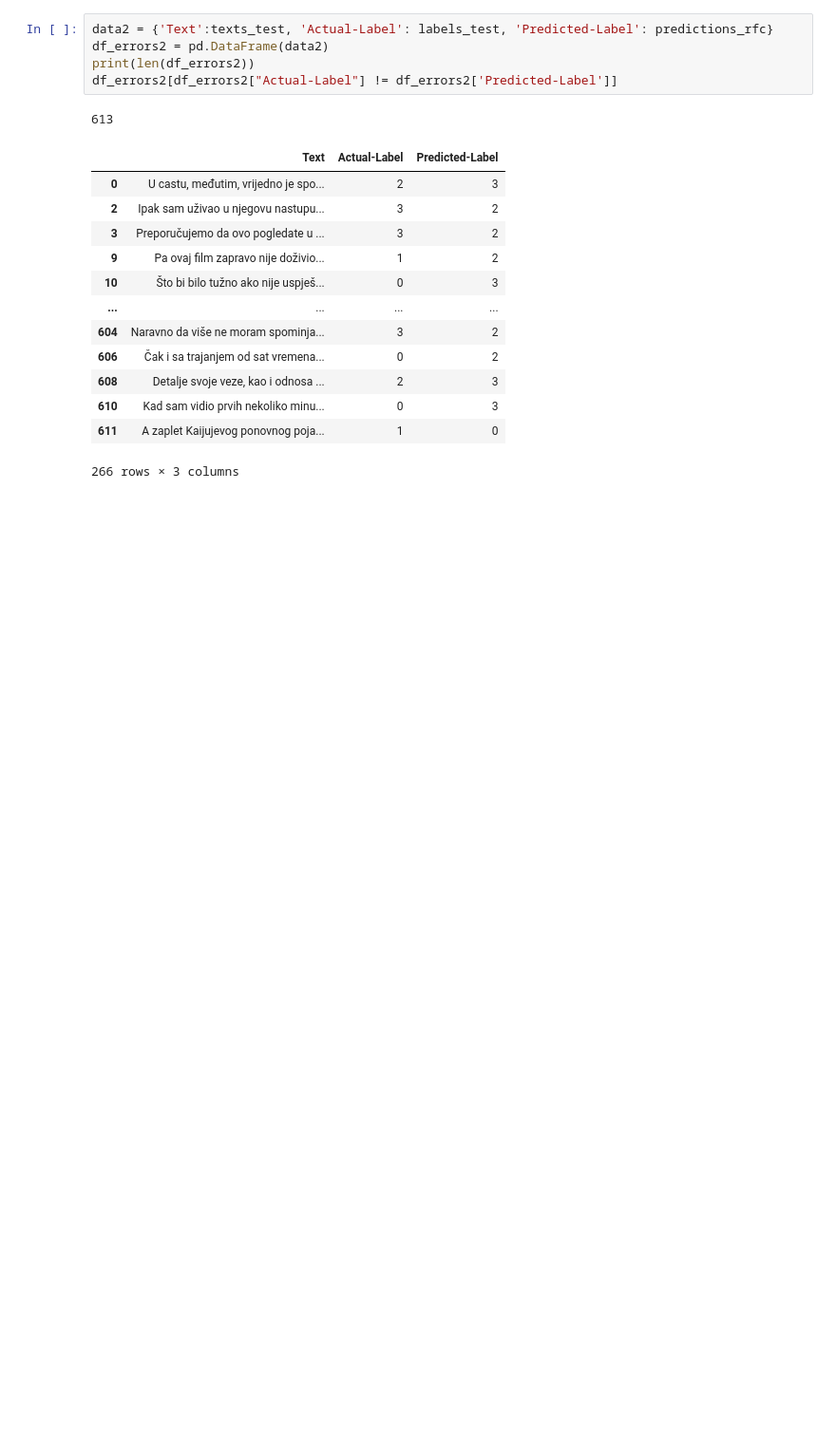
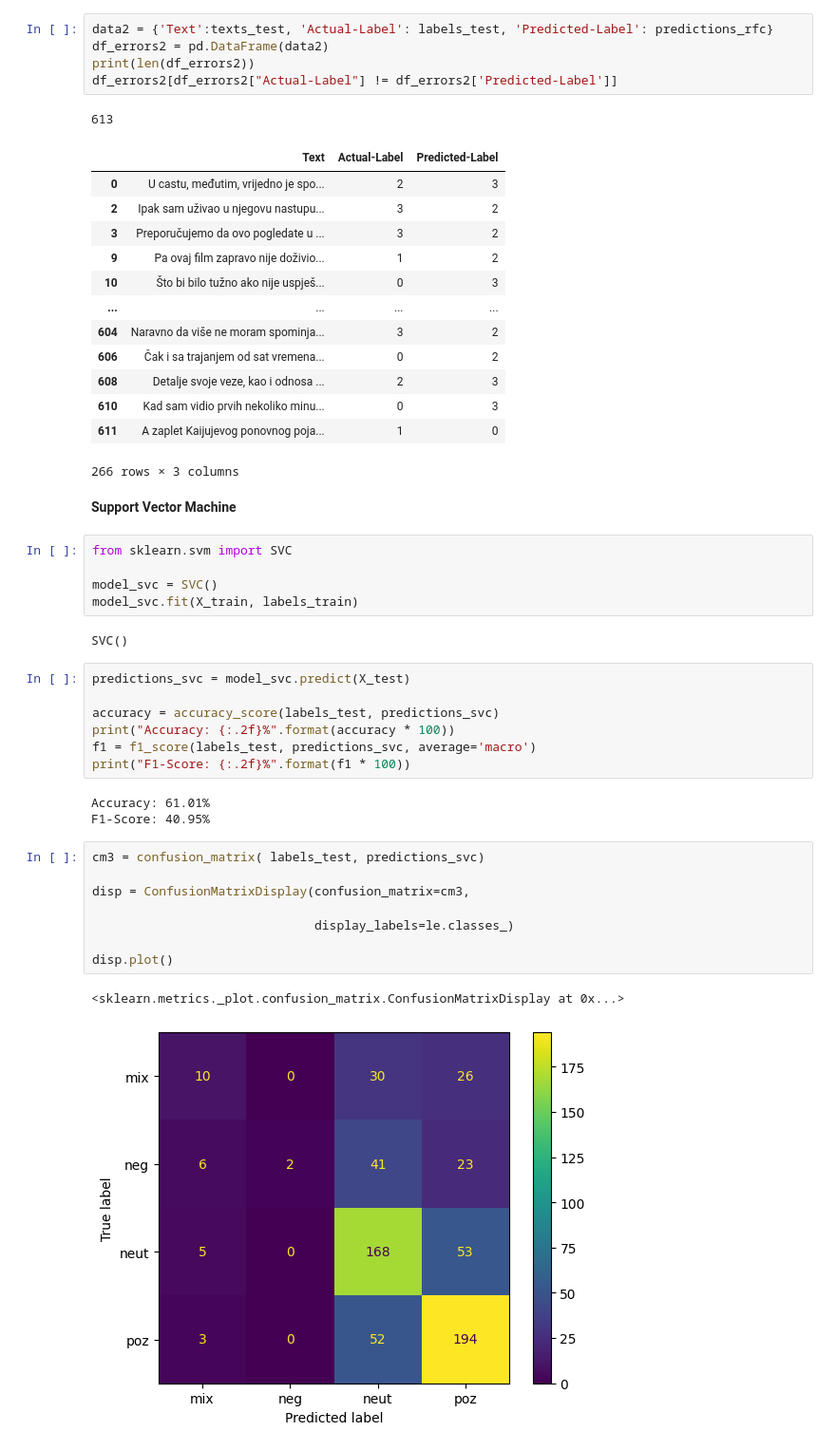
Before and after one commit to BoViNiMa/OPJ, a Jupyter notebook: Modeling_xgboost.ipynb, the cells around one changed output. Shown at 95% size. Cells and saved outputs as stored; diff of their text form; blank space fills up the shorter version.

```diff
--- a/Modeling_xgboost.ipynb
+++ b/Modeling_xgboost.ipynb
@@ -228,3 +228,33 @@ df_errors2[df_errors2["Actual-Label"] != df_errors2['Predicted-Label']]
 | 610 | Kad sam vidio prvih nekoliko minu... | 0 | 3 |
 | 611 | A zaplet Kaijujevog ponovnog poja... | 1 | 0 |
 266 rows × 3 columns
+# %% [markdown]
+**Support Vector Machine**
+# %%
+from sklearn.svm import SVC
+
+model_svc = SVC()
+model_svc.fit(X_train, labels_train)
+# %% [output]
+SVC()
+# %%
+predictions_svc = model_svc.predict(X_test)
+
+accuracy = accuracy_score(labels_test, predictions_svc)
+print("Accuracy: {:.2f}%".format(accuracy * 100))
+f1 = f1_score(labels_test, predictions_svc, average='macro')
+print("F1-Score: {:.2f}%".format(f1 * 100))
+# %% [output]
+Accuracy: 61.01%
+F1-Score: 40.95%
+# %%
+cm3 = confusion_matrix( labels_test, predictions_svc)
+
+disp = ConfusionMatrixDisplay(confusion_matrix=cm3,
+
+                              display_labels=le.classes_)
+
+disp.plot()
+# %% [output]
+<sklearn.metrics._plot.confusion_matrix.ConfusionMatrixDisplay at 0x...>
+[figure, added]
```
Also changed, not shown: parts of 8 cells of this notebook.
